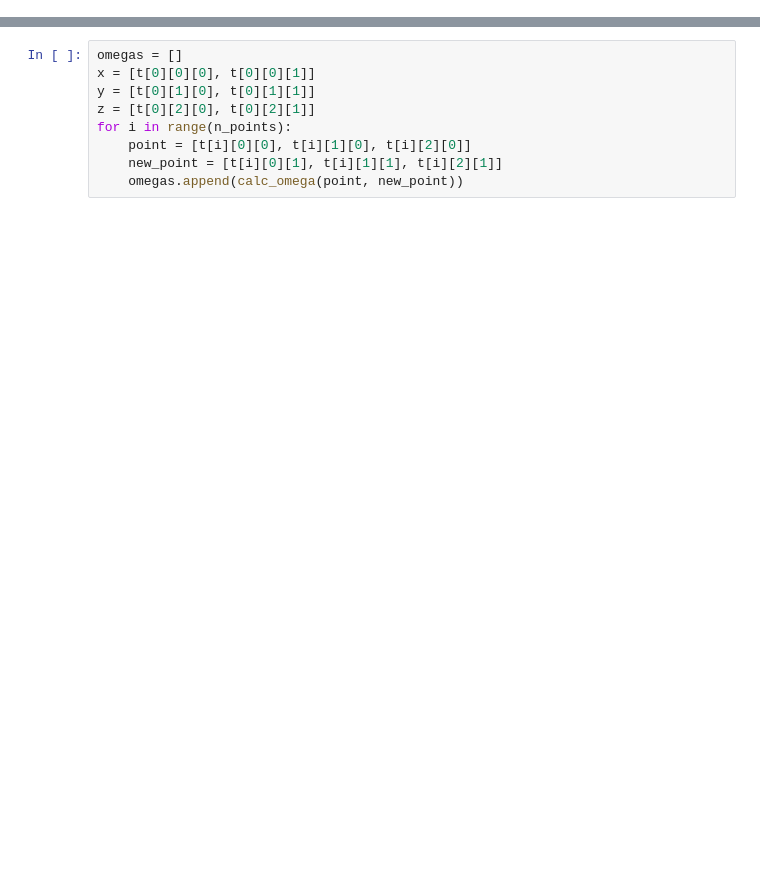
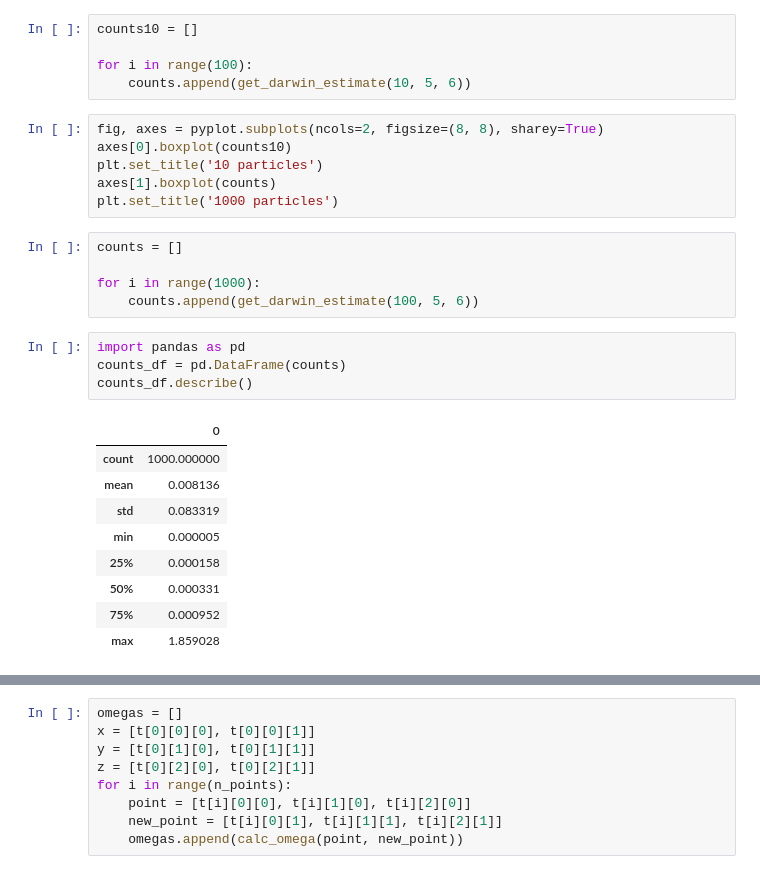
Before and after one commit to VKapicyn/m06-006sk-course-work-var2, a Jupyter notebook: 3d_particles.ipynb, the cells around one changed output, grey strips where cells are left out. Saved outputs shown, nothing was run; the diff lists cells and outputs as text; blank space fills up the shorter version.

```diff
--- a/3d_particles.ipynb
+++ b/3d_particles.ipynb
@@ -31,0 +241,30 @@ plt_dynamic(xs, ys, ax)
+# %%
+counts10 = []
+
+for i in range(100):
+    counts.append(get_darwin_estimate(10, 5, 6))
+# %%
+fig, axes = pyplot.subplots(ncols=2, figsize=(8, 8), sharey=True)
+axes[0].boxplot(counts10)
+plt.set_title('10 particles')
+axes[1].boxplot(counts)
+plt.set_title('1000 particles')
+# %%
+counts = []
+
+for i in range(1000):
+    counts.append(get_darwin_estimate(100, 5, 6))
+# %%
+import pandas as pd
+counts_df = pd.DataFrame(counts)
+counts_df.describe()
+# %% [output]
+|  | 0 |
+| count | 1000.000000 |
+| mean | 0.008136 |
+| std | 0.083319 |
+| min | 0.000005 |
+| 25% | 0.000158 |
+| 50% | 0.000331 |
+| 75% | 0.000952 |
+| max | 1.859028 |
```
Also changed, not shown: parts of 35 cells of this notebook.
